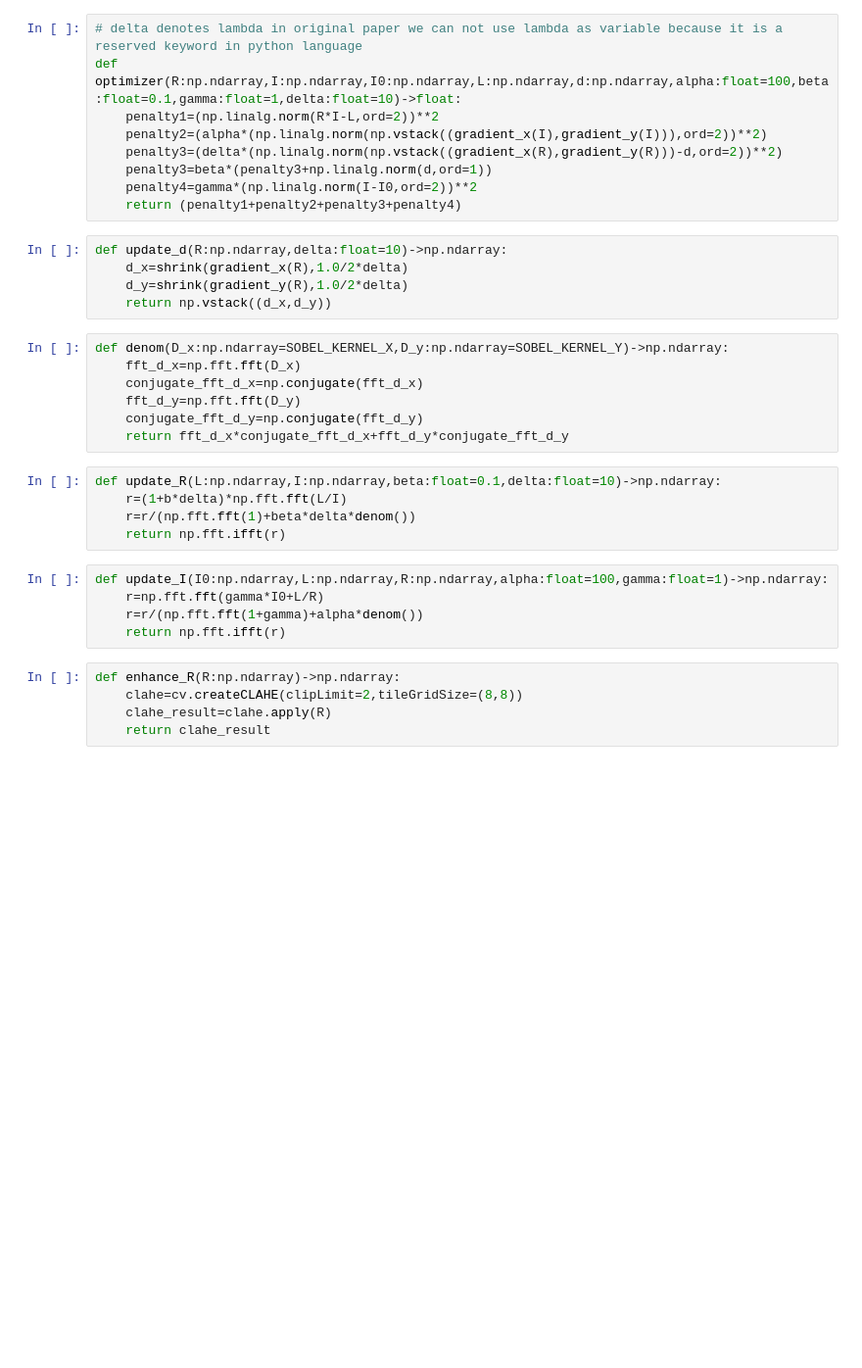
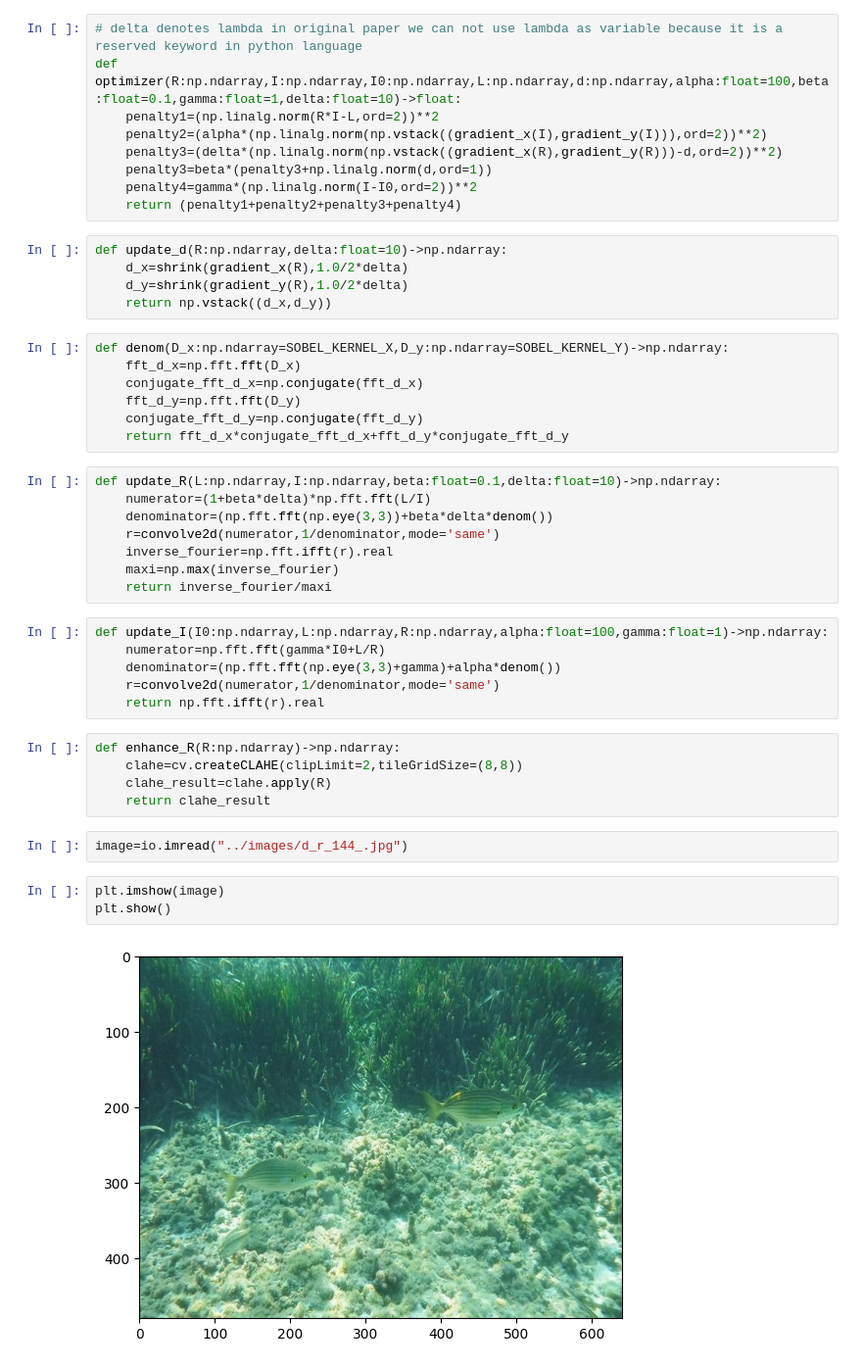
Before and after one commit to rahim-khan-iitg/underwater-image-enhancement, a Jupyter notebook: code/reference_3.ipynb, the cells around one changed output. Shown at 98% size. Drawn from its saved outputs; the diff is of its cells as text; blank space fills up the shorter version.

```diff
--- a/code/reference_3.ipynb
+++ b/code/reference_3.ipynb
@@ -68,16 +72,27 @@ def denom(D_x:np.ndarray=SOBEL_KERNEL_X,D_y:np.ndarray=SOBEL_KERNEL_Y)->np.ndarr
     return fft_d_x*conjugate_fft_d_x+fft_d_y*conjugate_fft_d_y
 # %%
 def update_R(L:np.ndarray,I:np.ndarray,beta:float=0.1,delta:float=10)->np.ndarray:
-    r=(1+b*delta)*np.fft.fft(L/I)
-    r=r/(np.fft.fft(1)+beta*delta*denom())
-    return np.fft.ifft(r)
+    numerator=(1+beta*delta)*np.fft.fft(L/I)
+    denominator=(np.fft.fft(np.eye(3,3))+beta*delta*denom())
+    r=convolve2d(numerator,1/denominator,mode='same')
+    inverse_fourier=np.fft.ifft(r).real
+    maxi=np.max(inverse_fourier)
+    return inverse_fourier/maxi
 # %%
 def update_I(I0:np.ndarray,L:np.ndarray,R:np.ndarray,alpha:float=100,gamma:float=1)->np.ndarray:
-    r=np.fft.fft(gamma*I0+L/R)
-    r=r/(np.fft.fft(1+gamma)+alpha*denom())
-    return np.fft.ifft(r)
+    numerator=np.fft.fft(gamma*I0+L/R)
+    denominator=(np.fft.fft(np.eye(3,3)+gamma)+alpha*denom())
+    r=convolve2d(numerator,1/denominator,mode='same')
+    return np.fft.ifft(r).real
 # %%
 def enhance_R(R:np.ndarray)->np.ndarray:
     clahe=cv.createCLAHE(clipLimit=2,tileGridSize=(8,8))
     clahe_result=clahe.apply(R)
     return clahe_result
+# %%
+image=io.imread("../images/d_r_144_.jpg")
+# %%
+plt.imshow(image)
+plt.show()
+# %% [output]
+[figure, added]
```
Also changed, not shown: parts of 10 cells of this notebook, 15 other files.
